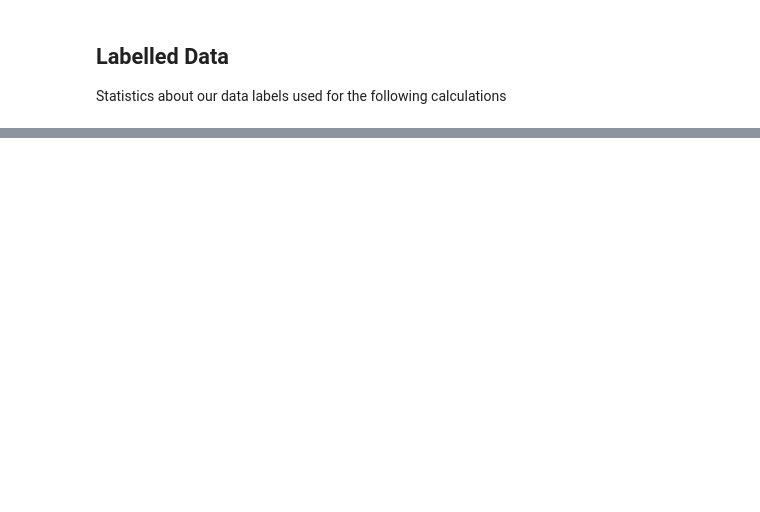
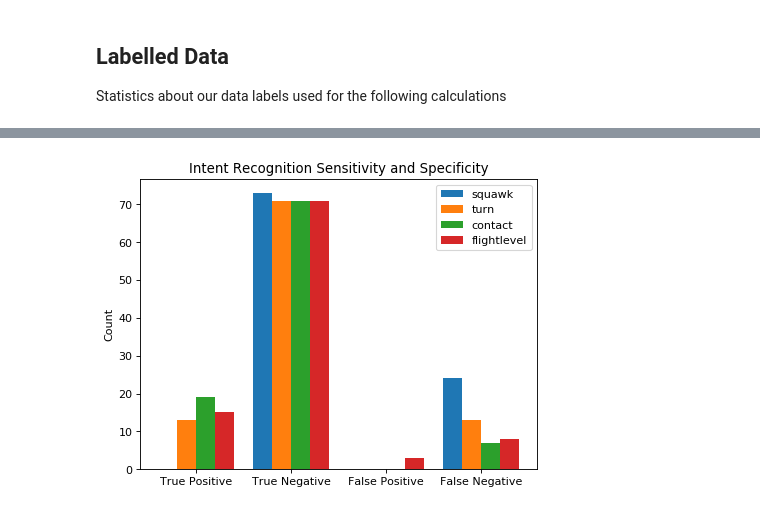
Before and after one commit to vettaioa/FluLoS-Code, a Jupyter notebook: calculation/context/ContextErrorRate.ipynb, the cells around one changed output, grey strips where cells are left out. Cells and saved outputs as stored; diff of their text form; code cells hidden in the pictures; blank space fills up the shorter version.

```diff
--- a/calculation/context/ContextErrorRate.ipynb
+++ b/calculation/context/ContextErrorRate.ipynb
@@ -53,0 +211,21 @@ print('# labelled callsigns:\t\t', len(callsignsSet), '\tin', len(callsigns), 'm
+# %%
+plt.figure(figsize=(6.4, 4.8), dpi=80)
+plt.subplot()
+
+N = 4
+
+ind = np.arange(N)
+width = 0.2
+
+for i in range(len(perIntentResults['intent'])):
+    intentValues = [perIntentResults[c][i] for c in ['truepos','trueneg','falsepos','falseneg']]
+    plt.bar(ind + (width * i), intentValues, width, label=perIntentResults['intent'][i])
+
+plt.ylabel('Count')
+plt.title('Intent Recognition Sensitivity and Specificity')
+
+plt.xticks(ind + 1.5 * width, ('True Positive', 'True Negative', 'False Positive', 'False Negative'))
+plt.legend(loc='best')
+plt.show()
+# %% [output]
+[figure, added]
```
Also changed, not shown: parts of 21 cells of this notebook, 3 other files.
